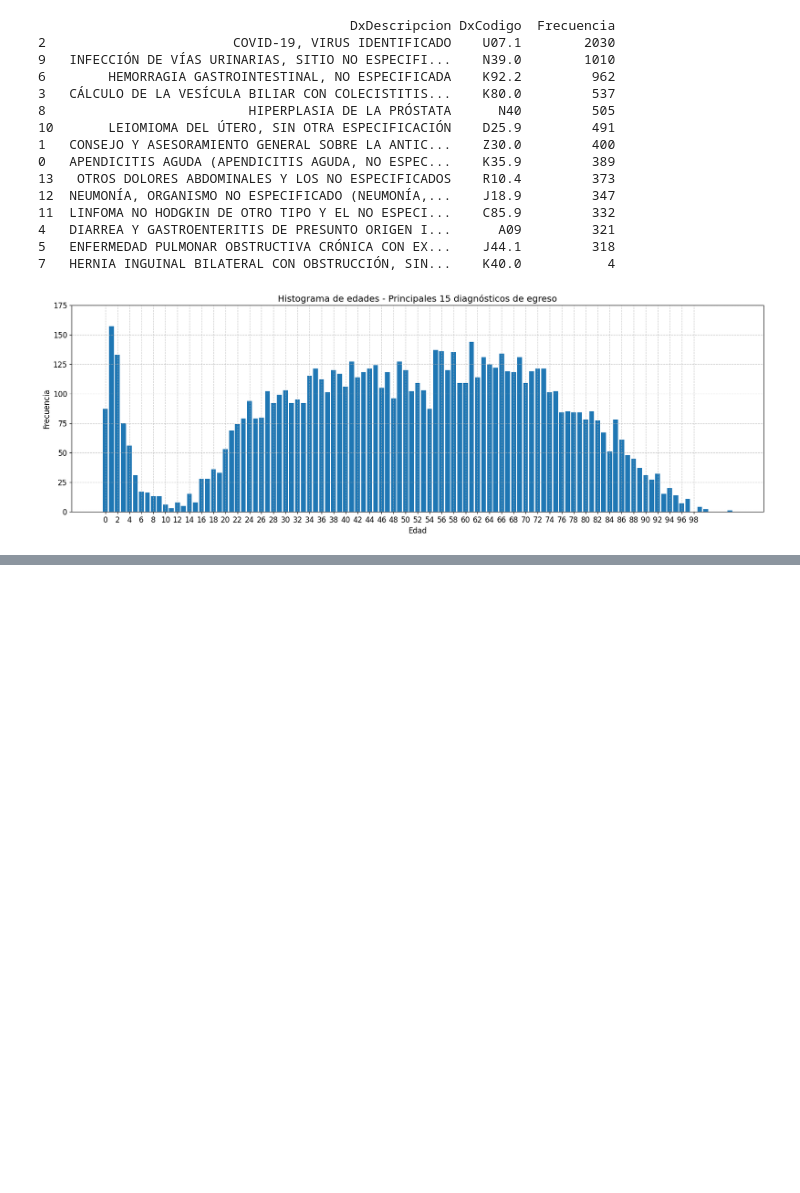
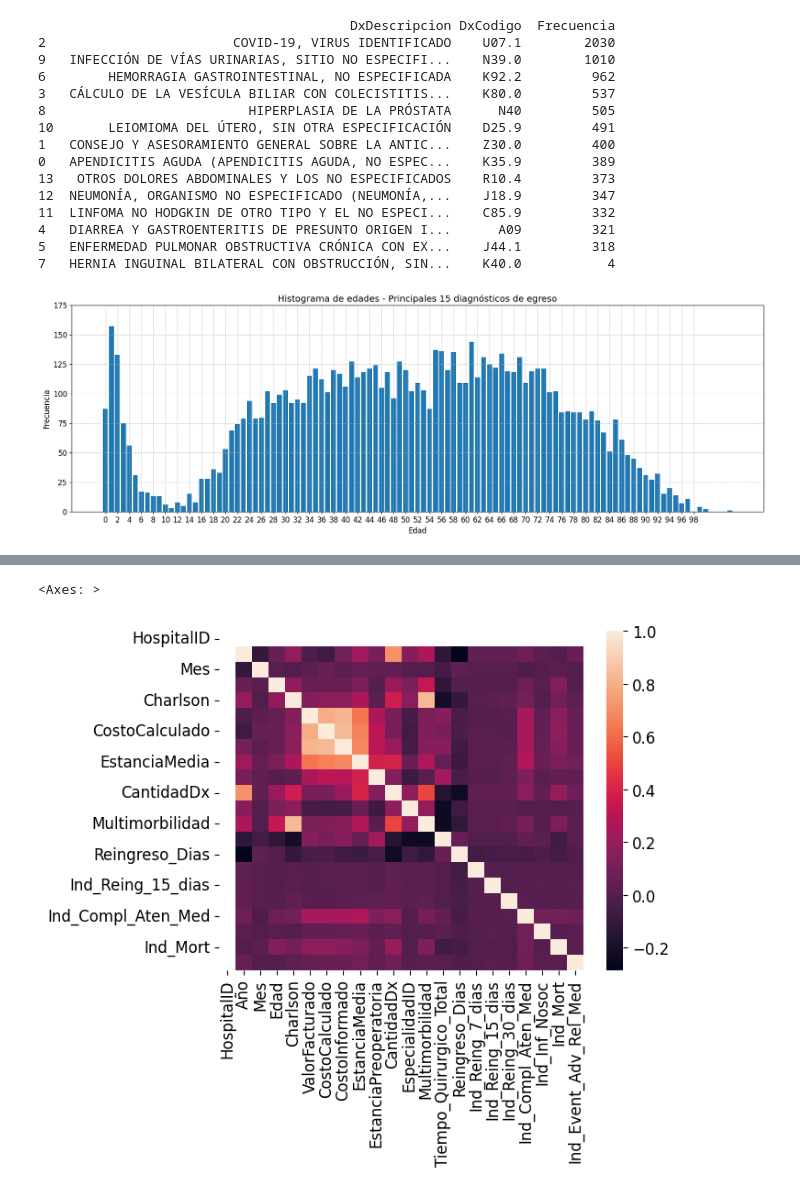
Before and after one commit to carlosmding/academicProject, a Jupyter notebook: EDA_Reingresos_NCSC.ipynb, the cells around one changed output, grey strips where cells are left out. Saved outputs shown, nothing was run; the diff lists cells and outputs as text; code cells hidden in the pictures; blank space fills up the shorter version.

```diff
--- a/EDA_Reingresos_NCSC.ipynb
+++ b/EDA_Reingresos_NCSC.ipynb
@@ -412,0 +546,9 @@ Name: Reingreso_Rangos, dtype: int64
+# %%
+corr_p = df_mayor.corr()
+corr_k = df_mayor.corr(method = "kendall")
+corr_s = df_mayor.corr(method = "spearman")
+
+sns.heatmap(corr_p)
+# %% [output]
+<Axes: >
+[figure, added]
```
Also changed, not shown: parts of 19 cells of this notebook.
